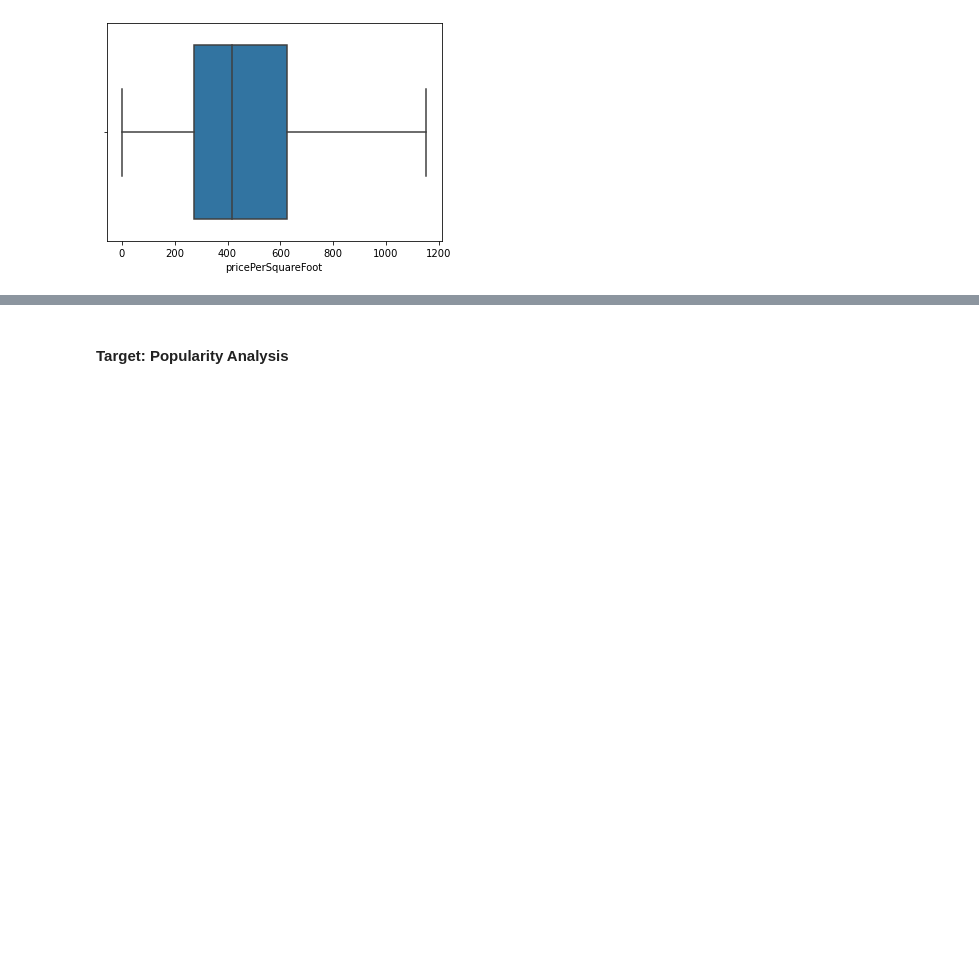
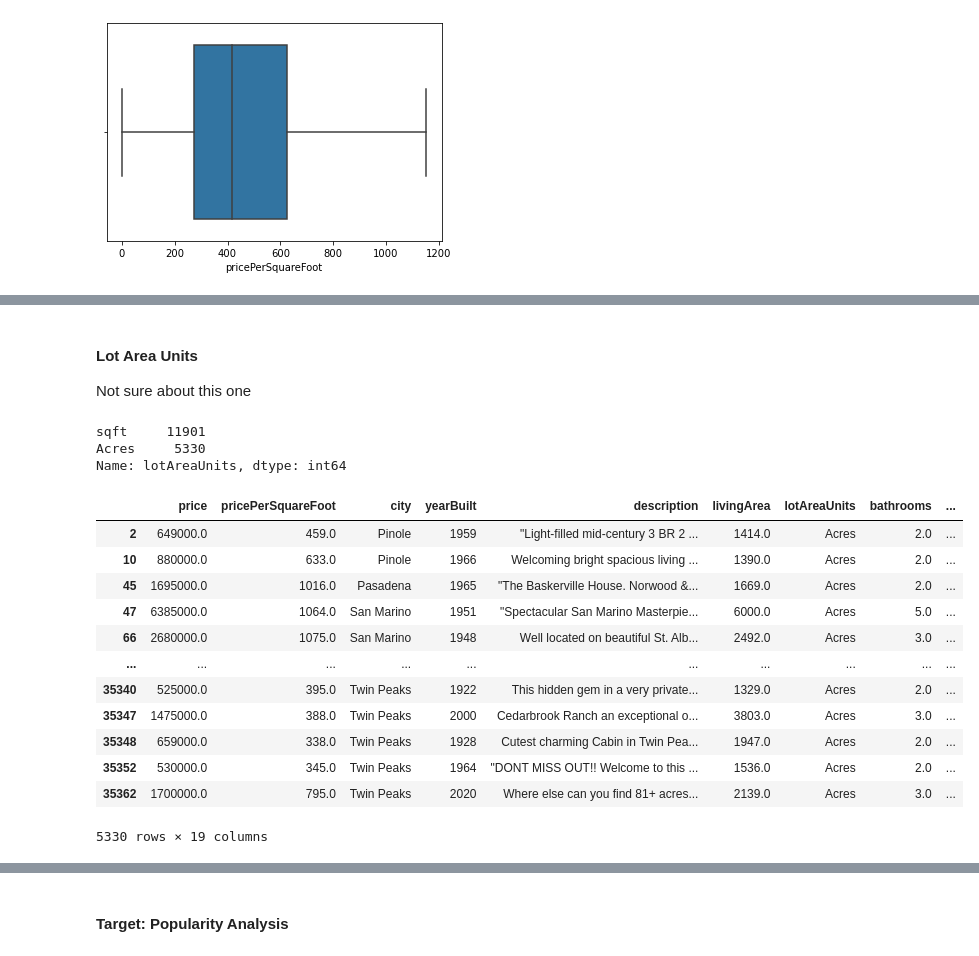
Before and after one commit to erin-vu/real_estate, a Jupyter notebook: Real Estate Analysis.ipynb, the cells around one changed output, grey strips where cells are left out. Drawn from its saved outputs; the diff is of its cells as text; code cells hidden in the pictures; blank space fills up the shorter version.

```diff
--- a/Real Estate Analysis.ipynb
+++ b/Real Estate Analysis.ipynb
@@ -706,0 +749,3 @@ df_single = df_single[(df_single['pricePerSquareFoot'] != 0) & (df_single['price
+# %%
+df_single.drop(['zipcode', 'longitude', 'latitude'], inplace=True, axis=1)
+# We can drop these since the city will tell us the same information
@@ -706,0 +774,26 @@ df_single = df_single[(df_single['pricePerSquareFoot'] != 0) & (df_single['price
+# %% [markdown]
+#### Lot Area Units
+
+Not sure about this one
+# %%
+df_single['lotAreaUnits'].value_counts()
+# %% [output]
+sqft     11901
+Acres     5330
+Name: lotAreaUnits, dtype: int64
+# %%
+df_single[df_single['lotAreaUnits'] == 'Acres']
+# %% [output]
+|  | price | pricePerSquareFoot | city | yearBuilt | description | livingArea | lotAreaUnits | bathrooms | ... |
+| 2 | 649000.0 | 459.0 | Pinole | 1959 | "Light-filled mid-century 3 BR 2 ... | 1414.0 | Acres | 2.0 | ... |
+| 10 | 880000.0 | 633.0 | Pinole | 1966 | Welcoming bright spacious living ... | 1390.0 | Acres | 2.0 | ... |
+| 45 | 1695000.0 | 1016.0 | Pasadena | 1965 | "The Baskerville House. Norwood &... | 1669.0 | Acres | 2.0 | ... |
+| 47 | 6385000.0 | 1064.0 | San Marino | 1951 | "Spectacular San Marino Masterpie... | 6000.0 | Acres | 5.0 | ... |
+| 66 | 2680000.0 | 1075.0 | San Marino | 1948 | Well located on beautiful St. Alb... | 2492.0 | Acres | 3.0 | ... |
+| ... | ... | ... | ... | ... | ... | ... | ... | ... | ... |
+| 35340 | 525000.0 | 395.0 | Twin Peaks | 1922 | This hidden gem in a very private... | 1329.0 | Acres | 2.0 | ... |
+| 35347 | 1475000.0 | 388.0 | Twin Peaks | 2000 | Cedarbrook Ranch an exceptional o... | 3803.0 | Acres | 3.0 | ... |
+| 35348 | 659000.0 | 338.0 | Twin Peaks | 1928 | Cutest charming Cabin in Twin Pea... | 1947.0 | Acres | 2.0 | ... |
+| 35352 | 530000.0 | 345.0 | Twin Peaks | 1964 | "DONT MISS OUT!! Welcome to this ... | 1536.0 | Acres | 2.0 | ... |
+| 35362 | 1700000.0 | 795.0 | Twin Peaks | 2020 | Where else can you find 81+ acres... | 2139.0 | Acres | 3.0 | ... |
+5330 rows × 19 columns
```
Also changed, not shown: parts of 18 cells of this notebook.
